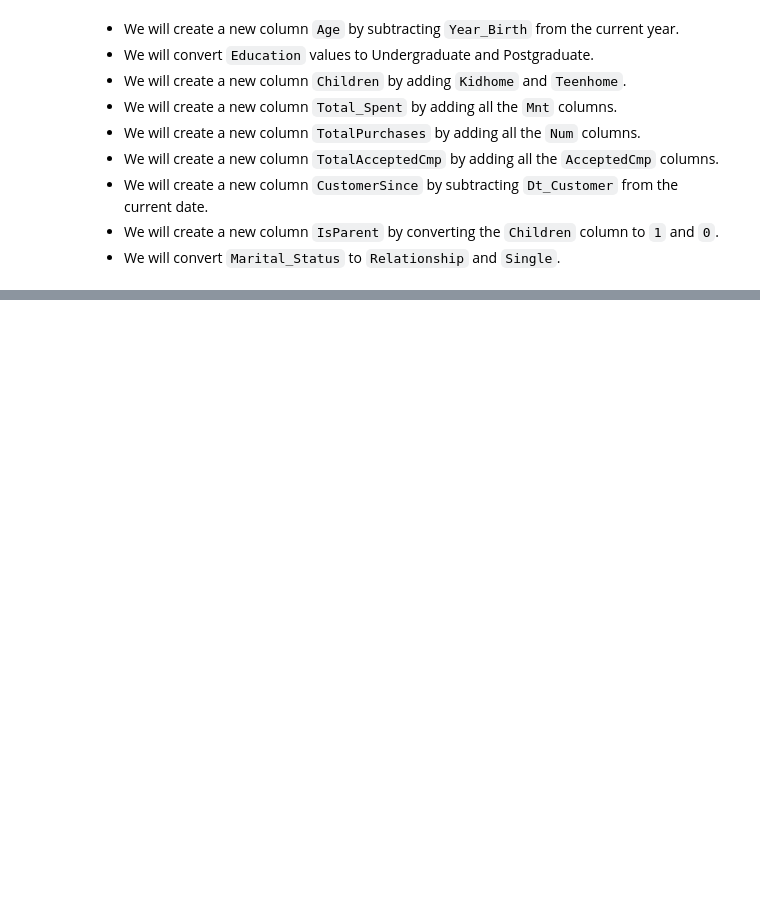
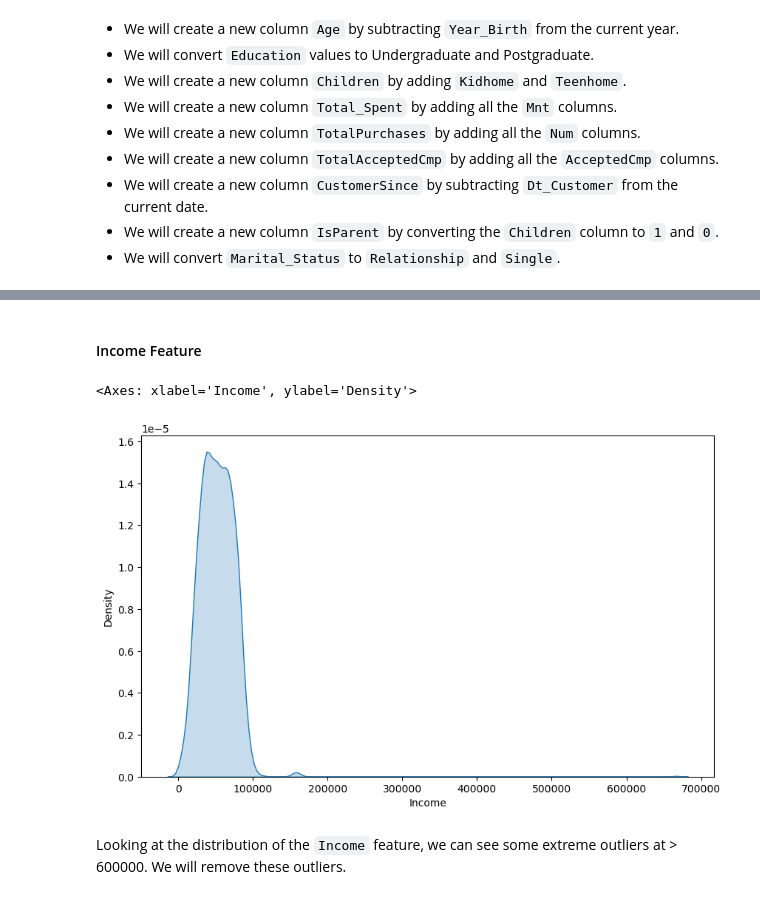
Before and after one commit to TheMimikyu/Customer-Behaviour-Analysis, a Jupyter notebook: CUSTOMER-SEGMENTATION.ipynb, the cells around one changed output, grey strips where cells are left out. Cells and saved outputs as stored; diff of their text form; code cells hidden in the pictures; blank space fills up the shorter version.

```diff
--- a/CUSTOMER-SEGMENTATION.ipynb
+++ b/CUSTOMER-SEGMENTATION.ipynb
@@ -299,0 +349,11 @@ data.drop(drop_columns, axis=1, inplace=True)
+# %% [markdown]
+#### Income Feature
+# %%
+plt.figure(figsize=(10,6))
+# Univariate Analysis of Income Feature
+sns.kdeplot(data, x="Income", shade='skyblue')
+# %% [output]
+<Axes: xlabel='Income', ylabel='Density'>
+[figure, added]
+# %% [markdown]
+Looking at the distribution of the `Income` feature, we can see some extreme outliers at > 600000. We will remove these outliers.
```
Also changed, not shown: parts of 62 cells of this notebook.
